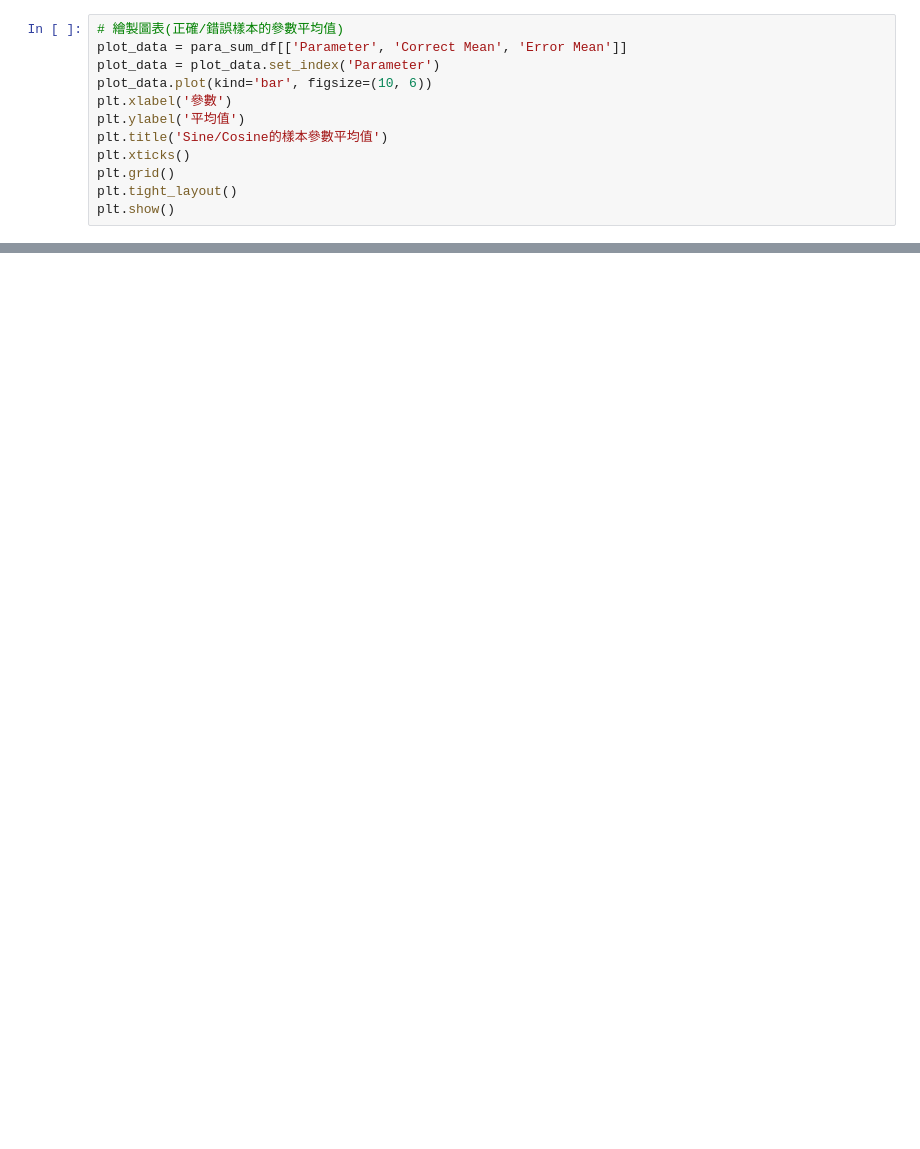
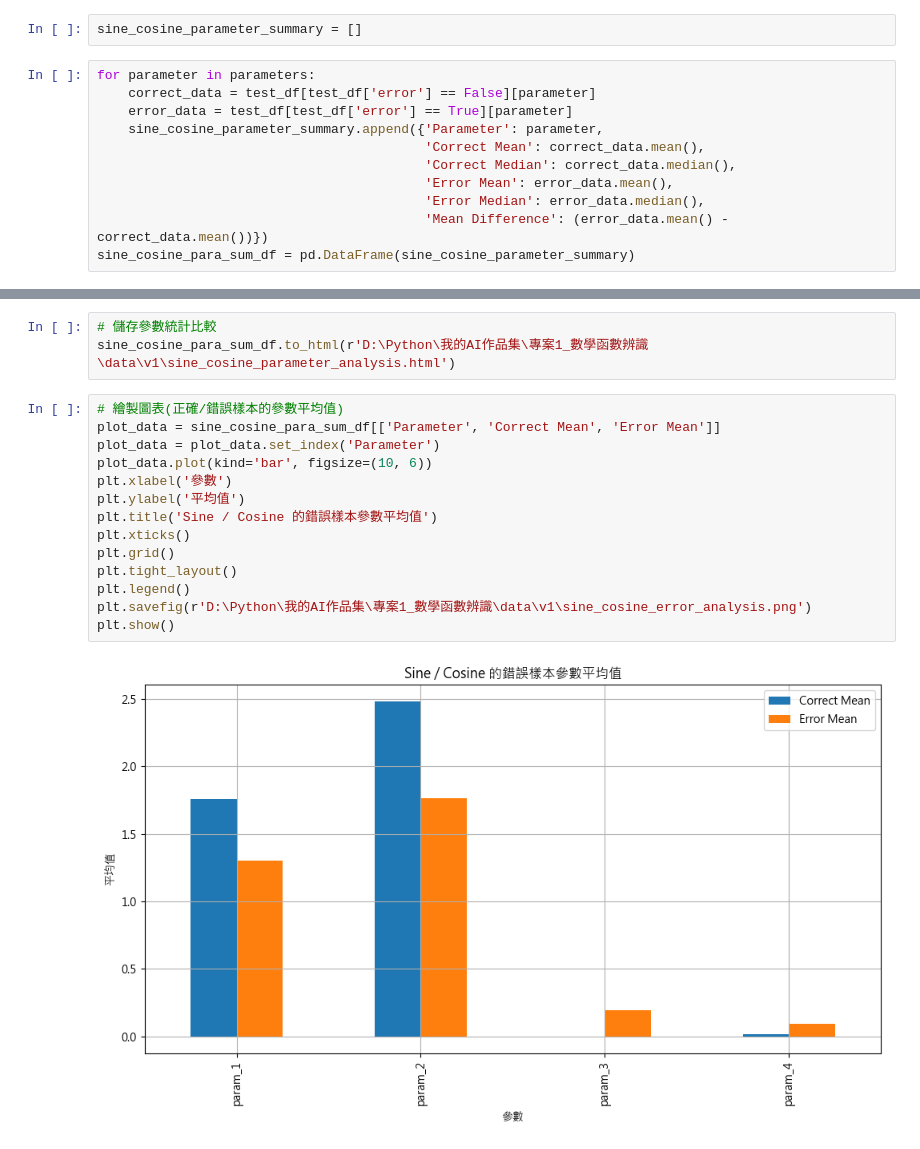
Before and after one commit to Charlie3469/mathematical-function-classifier, a Jupyter notebook: notebooks/04_error_analysis.ipynb, the cells around one changed output, grey strips where cells are left out. Cells and saved outputs as stored; diff of their text form; blank space fills up the shorter version.

```diff
--- a/notebooks/04_error_analysis.ipynb
+++ b/notebooks/04_error_analysis.ipynb
@@ -261,12 +296,13 @@ para_sum_df.to_csv(r'D:\Python\我的AI作品集\專案1_數學函數辨識\data
+# %%
+sine_cosine_parameter_summary = []
 # %%
-# 繪製圖表(正確/錯誤樣本的參數平均值)
-plot_data = para_sum_df[['Parameter', 'Correct Mean', 'Error Mean']]
-plot_data = plot_data.set_index('Parameter')
-plot_data.plot(kind='bar', figsize=(10, 6))
-plt.xlabel('參數')
-plt.ylabel('平均值')
-plt.title('Sine/Cosine的樣本參數平均值')
-plt.xticks()
-plt.grid()
-plt.tight_layout()
-plt.show()
+for parameter in parameters:
+    correct_data = test_df[test_df['error'] == False][parameter]
+    error_data = test_df[test_df['error'] == True][parameter]
+    sine_cosine_parameter_summary.append({'Parameter': parameter,
+                                          'Correct Mean': correct_data.mean(),
+                                          'Correct Median': correct_data.median(),
+                                          'Error Mean': error_data.mean(),
+                                          'Error Median': error_data.median(),
+                                          'Mean Difference': (error_data.mean() - correct_data.mean())})
+sine_cosine_para_sum_df = pd.DataFrame(sine_cosine_parameter_summary)
@@ -274,0 +355,19 @@ plt.show()
+# %%
+# 儲存參數統計比較
+sine_cosine_para_sum_df.to_html(r'D:\Python\我的AI作品集\專案1_數學函數辨識\data\v1\sine_cosine_parameter_analysis.html')
+# %%
+# 繪製圖表(正確/錯誤樣本的參數平均值)
+plot_data = sine_cosine_para_sum_df[['Parameter', 'Correct Mean', 'Error Mean']]
+plot_data = plot_data.set_index('Parameter')
+plot_data.plot(kind='bar', figsize=(10, 6))
+plt.xlabel('參數')
+plt.ylabel('平均值')
+plt.title('Sine / Cosine 的錯誤樣本參數平均值')
+plt.xticks()
+plt.grid()
+plt.tight_layout()
+plt.legend()
+plt.savefig(r'D:\Python\我的AI作品集\專案1_數學函數辨識\data\v1\sine_cosine_error_analysis.png')
+plt.show()
+# %% [output]
+[figure, added]
```
Also changed, not shown: parts of 44 cells of this notebook, 6 other files.
